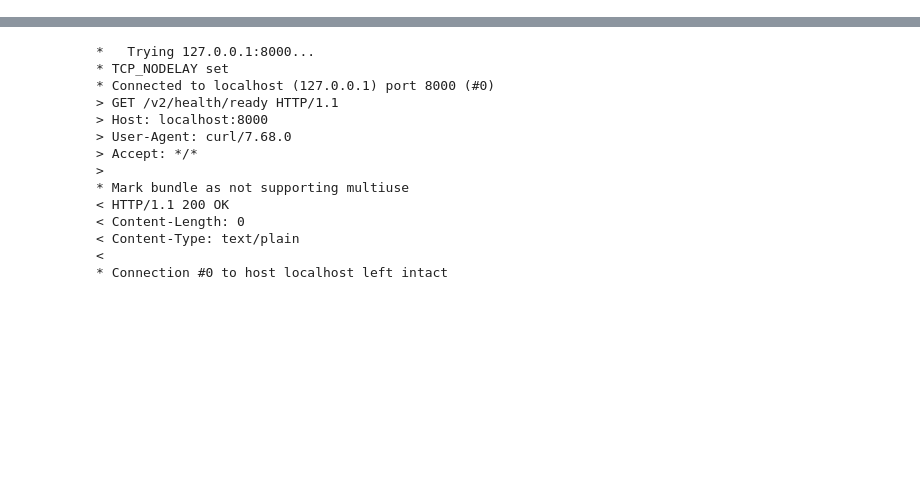
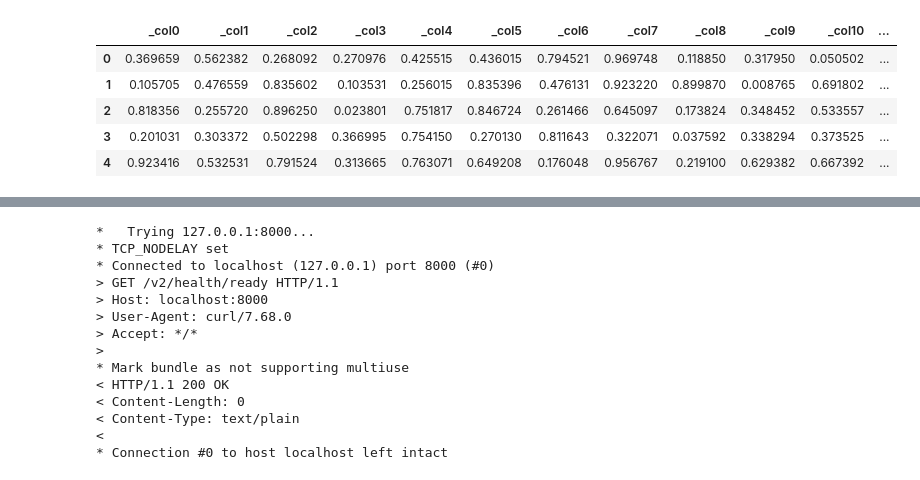
Before and after one commit to triton-inference-server/hugectr_backend, a Jupyter notebook: hps_backend/examples/02-hps_infer.ipynb, the cells around one changed output, grey strips where cells are left out. Drawn from its saved outputs; the diff is of its cells as text; code cells hidden in the pictures; blank space fills up the shorter version.

```diff
--- a/hps_backend/examples/02-hps_infer.ipynb
+++ b/hps_backend/examples/02-hps_infer.ipynb
@@ -173,0 +232,11 @@ I0616 04:51:52.882868 14892 hps.cc:150] TRITONBACKEND_Backend Finalize: HPSBacke
+# %%
+import pandas as pd
+df = pd.read_parquet("./data_parquet/val/gen_0.parquet")
+df.head()
+# %% [output]
+|  | _col0 | _col1 | _col2 | _col3 | _col4 | _col5 | _col6 | _col7 | _col8 | _col9 | _col10 | ... |
+| 0 | 0.369659 | 0.562382 | 0.268092 | 0.270976 | 0.425515 | 0.436015 | 0.794521 | 0.969748 | 0.118850 | 0.317950 | 0.050502 | ... |
+| 1 | 0.105705 | 0.476559 | 0.835602 | 0.103531 | 0.256015 | 0.835396 | 0.476131 | 0.923220 | 0.899870 | 0.008765 | 0.691802 | ... |
+| 2 | 0.818356 | 0.255720 | 0.896250 | 0.023801 | 0.751817 | 0.846724 | 0.261466 | 0.645097 | 0.173824 | 0.348452 | 0.533557 | ... |
+| 3 | 0.201031 | 0.303372 | 0.502298 | 0.366995 | 0.754150 | 0.270130 | 0.811643 | 0.322071 | 0.037592 | 0.338294 | 0.373525 | ... |
+| 4 | 0.923416 | 0.532531 | 0.791524 | 0.313665 | 0.763071 | 0.649208 | 0.176048 | 0.956767 | 0.219100 | 0.629382 | 0.667392 | ... |
```
Also changed, not shown: parts of 30 cells of this notebook, 2 other files.
